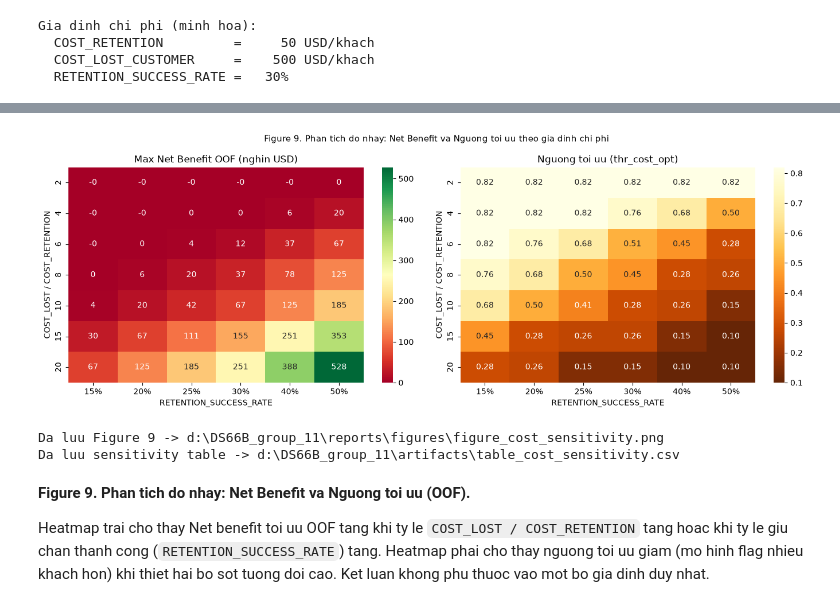
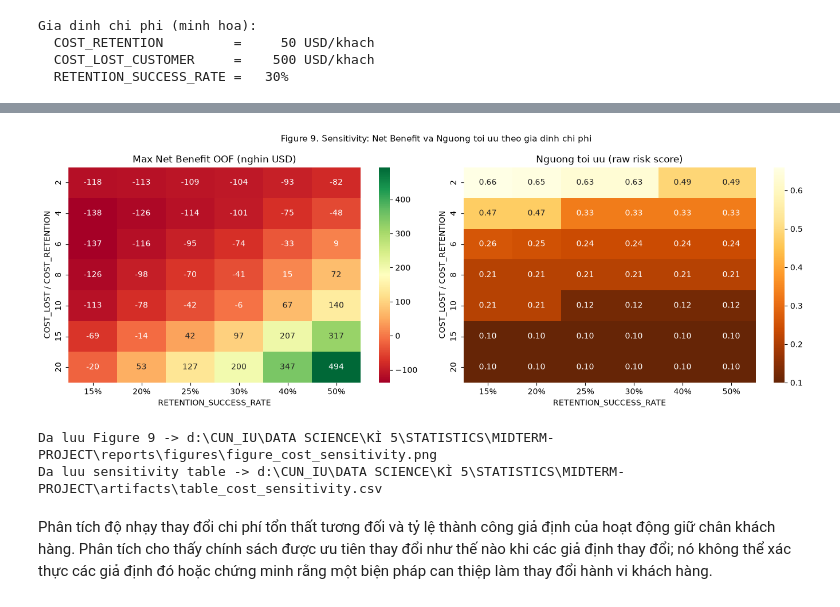
Before and after one commit to nhnminh1409/DS66B_group_11, a Jupyter notebook: master_churn_prediction.ipynb, the cells around one changed output, grey strips where cells are left out. Cells and saved outputs as stored; diff of their text form; code cells hidden in the pictures.

```diff
--- a/master_churn_prediction.ipynb
+++ b/master_churn_prediction.ipynb
@@ -2493,30 +2249,25 @@ Calibration method: sigmoid
 # %%
 # -- 4B.2: Quet nguong chi phi toi uu tren OOF Train -------------------------
-import numpy as np
-import pandas as pd
-from sklearn.metrics import confusion_matrix
-
 thr_grid_cost = np.arange(0.10, 0.86, 0.01)
 cost_scan_rows = []
 
 for thr in thr_grid_cost:
-    preds = (oof_proba_calib >= thr).astype(int)
+    preds = (oof_score_cost >= thr).astype(int)
     tn, fp, fn, tp = confusion_matrix(y_train, preds, labels=[0, 1]).ravel()
     nb_val = net_benefit(tp, fp, fn, tn)
-    contacted = tp + fp
     cost_scan_rows.append({
         "threshold": round(float(thr), 2),
         "tp": int(tp), "fp": int(fp), "fn": int(fn), "tn": int(tn),
-        "contacted": int(contacted),
+        "contacted": int(tp + fp),
         "net_benefit_usd": float(nb_val),
     })
 
 cost_scan_df = pd.DataFrame(cost_scan_rows).set_index("threshold")
-
 thr_cost_opt = float(cost_scan_df["net_benefit_usd"].idxmax())
-print(f"thr_cost_opt = {thr_cost_opt:.2f}  "
-      f"(Net benefit OOF = {cost_scan_df.loc[thr_cost_opt, 'net_benefit_usd']:,.0f} USD)")
-
+print(
+    f"thr_cost_opt = {thr_cost_opt:.2f}  "
+    f"(Net benefit OOF = {cost_scan_df.loc[thr_cost_opt, 'net_benefit_usd']:,.0f} USD)"
+)
 cost_scan_df.to_csv(ARTIFACTS_DIR / "table_cost_threshold_scan_dev.csv")
 print(f"Da luu bang quet nguong -> {ARTIFACTS_DIR / 'table_cost_threshold_scan_dev.csv'}")
 # %% [output]
@@ -2655,77 +2415,62 @@ Da luu Figure 8 -> d:\DS66B_group_11\reports\figures\figure_cost_policy_comparis
 # %%
 # -- 4B.6: Phan tich do nhay (sensitivity analysis) --------------------------
-import numpy as np
-import pandas as pd
-import matplotlib.pyplot as plt
-import seaborn as sns
-from sklearn.metrics import confusion_matrix
-
-loss_ratios   = [2, 4, 6, 8, 10, 15, 20]
+loss_ratios = [2, 4, 6, 8, 10, 15, 20]
 retention_rates = [0.15, 0.20, 0.25, 0.30, 0.40, 0.50]
 
 sensitivity_rows = []
 for lr in loss_ratios:
     for rr in retention_rates:
-        cost_ret  = COST_RETENTION
+        cost_ret = COST_RETENTION
         cost_lost = COST_RETENTION * lr
-
-        best_nb  = -np.inf
+        best_nb = -np.inf
         best_thr = None
         for thr in thr_grid_cost:
-            preds = (oof_proba_calib >= thr).astype(int)
+            preds = (oof_score_cost >= thr).astype(int)
             tn, fp, fn, tp = confusion_matrix(y_train, preds, labels=[0, 1]).ravel()
-            nb_val = net_benefit(tp, fp, fn, tn,
-                                 cost_retention=cost_ret,
-                                 cost_lost=cost_lost,
-                                 retention_rate=rr)
+            nb_val = net_benefit(
+                tp, fp, fn, tn,
+                cost_retention=cost_ret,
+                cost_lost=cost_lost,
+                retention_rate=rr,
+            )
             if nb_val > best_nb:
-                best_nb  = nb_val
+                best_nb = nb_val
                 best_thr = round(float(thr), 2)
-
         sensitivity_rows.append({
             "loss_ratio": lr,
             "retention_rate": rr,
             "optimal_threshold": best_thr,
             "max_net_benefit_oof": best_nb,
         })
 
-sens_df   = pd.DataFrame(sensitivity_rows)
-pivot_nb  = sens_df.pivot(index="loss_ratio", columns="retention_rate",
-                           values="max_net_benefit_oof")
-pivot_thr = sens_df.pivot(index="loss_ratio", columns="retention_rate",
-                           values="optimal_threshold")
+sens_df = pd.DataFrame(sensitivity_rows)
+pivot_nb = sens_df.pivot(index="loss_ratio", columns="retention_rate", values="max_net_benefit_oof")
+pivot_thr = sens_df.pivot(index="loss_ratio", columns="retention_rate", values="optimal_threshold")
 
 fig, (ax1, ax2) = plt.subplots(1, 2, figsize=(14, 5))
 sns.heatmap(pivot_nb / 1e3, ax=ax1, annot=True, fmt=".0f", cmap="RdYlGn",
-            xticklabels=[f"{r:.0%}" for r in retention_rates],
-            yticklabels=loss_ratios)
+            xticklabels=[f"{r:.0%}" for r in retention_rates], yticklabels=loss_ratios)
 ax1.set_title("Max Net Benefit OOF (nghin USD)")
 ax1.set_xlabel("RETENTION_SUCCESS_RATE")
 ax1.set_ylabel("COST_LOST / COST_RETENTION")
 
 sns.heatmap(pivot_thr, ax=ax2, annot=True, fmt=".2f", cmap="YlOrBr_r",
-            xticklabels=[f"{r:.0%}" for r in retention_rates],
-            yticklabels=loss_ratios)
-ax2.set_title("Nguong toi uu (thr_cost_opt)")
+            xticklabels=[f"{r:.0%}" for r in retention_rates], yticklabels=loss_ratios)
+ax2.set_title("Nguong toi uu (raw risk score)")
 ax2.set_xlabel("RETENTION_SUCCESS_RATE")
 ax2.set_ylabel("COST_LOST / COST_RETENTION")
 
-fig.suptitle("Figure 9. Phan tich do nhay: Net Benefit va Nguong toi uu theo gia dinh chi phi",
-             fontsize=11)
+fig.suptitle("Figure 9. Sensitivity: Net Benefit va Nguong toi uu theo gia dinh chi phi", fontsize=11)
 fig.tight_layout()
-fig.savefig(FIGURES_DIR / "figure_cost_sensitivity.png",
-            dpi=150, bbox_inches="tight")
+fig.savefig(FIGURES_DIR / "figure_cost_sensitivity.png", dpi=150, bbox_inches="tight")
 plt.show()
 print(f"Da luu Figure 9 -> {FIGURES_DIR / 'figure_cost_sensitivity.png'}")
-
 sens_df.to_csv(ARTIFACTS_DIR / "table_cost_sensitivity.csv", index=False)
 print(f"Da luu sensitivity table -> {ARTIFACTS_DIR / 'table_cost_sensitivity.csv'}")
 # %% [output]
-[figure, old version]
+[figure, new version]
-Da luu Figure 9 -> d:\DS66B_group_11\reports\figures\figure_cost_sensitivity.png
-Da luu sensitivity table -> d:\DS66B_group_11\artifacts\table_cost_sensitivity.csv
+Da luu Figure 9 -> d:\CUN_IU\DATA SCIENCE\KÌ 5\STATISTICS\MIDTERM-PROJECT\reports\figures\figure_cost_sensitivity.png
+Da luu sensitivity table -> d:\CUN_IU\DATA SCIENCE\KÌ 5\STATISTICS\MIDTERM-PROJECT\artifacts\table_cost_sensitivity.csv
 # %% [markdown]
-**Figure 9. Phan tich do nhay: Net Benefit va Nguong toi uu (OOF).**
-
-Heatmap trai cho thay Net benefit toi uu OOF tang khi ty le `COST_LOST / COST_RETENTION` tang hoac khi ty le giu chan thanh cong (`RETENTION_SUCCESS_RATE`) tang. Heatmap phai cho thay nguong toi uu giam (mo hinh flag nhieu khach hon) khi thiet hai bo sot tuong doi cao. Ket luan khong phu thuoc vao mot bo gia dinh duy nhat.
+Phân tích độ nhạy thay đổi chi phí tổn thất tương đối và tỷ lệ thành công giả định của hoạt động giữ chân khách hàng. Phân tích cho thấy chính sách được ưu tiên thay đổi như thế nào khi các giả định thay đổi; nó không thể xác thực các giả định đó hoặc chứng minh rằng một biện pháp can thiệp làm thay đổi hành vi khách hàng.
 # %% [markdown]
```
Also changed, not shown: parts of 127 cells of this notebook.
